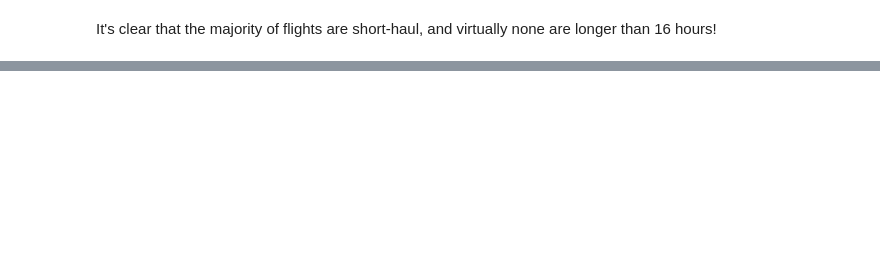
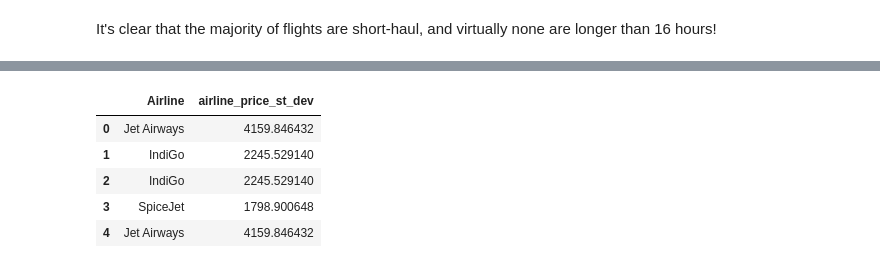
Before and after one commit to aziscript/Python-for-data-analysis, a Jupyter notebook: EDAinPython.ipynb, the cells around one changed output, grey strips where cells are left out. Cells and saved outputs as stored; diff of their text form; code cells hidden in the pictures; blank space fills up the shorter version.

```diff
--- a/EDAinPython.ipynb
+++ b/EDAinPython.ipynb
@@ -716,0 +778,7 @@ It's clear that the majority of flights are short-haul, and virtually none are l
+# %%
+# Remove the letter "h" from the Duration column (e.g., "5h" becomes "5")
+# If there are also values like "5h 14m", the "h" will be removed, but " 14m" remains
+planes["Duration"] = planes["Duration"].str.replace("h", "", regex=False)
+
+# Preview the first few values in the Duration column
+planes["Duration"].head()
@@ -716,0 +792,3 @@ It's clear that the majority of flights are short-haul, and virtually none are l
+# %%
+# Convert to float data type
+planes["Duration"] = planes["Duration"].astype(float)
@@ -716,0 +804,9 @@ It's clear that the majority of flights are short-haul, and virtually none are l
+# %%
+# Price standard deviation by Airline
+# planes["airline_price_st_dev"] = planes.groupby("Airline")["Price"].transform(lambda x: x.std())
+
+# Calculate the standard deviation of Price within each Airline group
+# and assign the result back to each corresponding row in a new column
+planes["airline_price_st_dev"] = planes.groupby("Airline")["Price"].transform("std")
+
+planes[["Airline", "airline_price_st_dev"]].value_counts()
@@ -716,0 +824,9 @@ It's clear that the majority of flights are short-haul, and virtually none are l
+# %%
+planes[["Airline", "airline_price_st_dev"]].head()
+# %% [output]
+|  | Airline | airline_price_st_dev |
+| 0 | Jet Airways | 4159.846432 |
+| 1 | IndiGo | 2245.529140 |
+| 2 | IndiGo | 2245.529140 |
+| 3 | SpiceJet | 1798.900648 |
+| 4 | Jet Airways | 4159.846432 |
```
Also changed, not shown: parts of 19 cells of this notebook.
